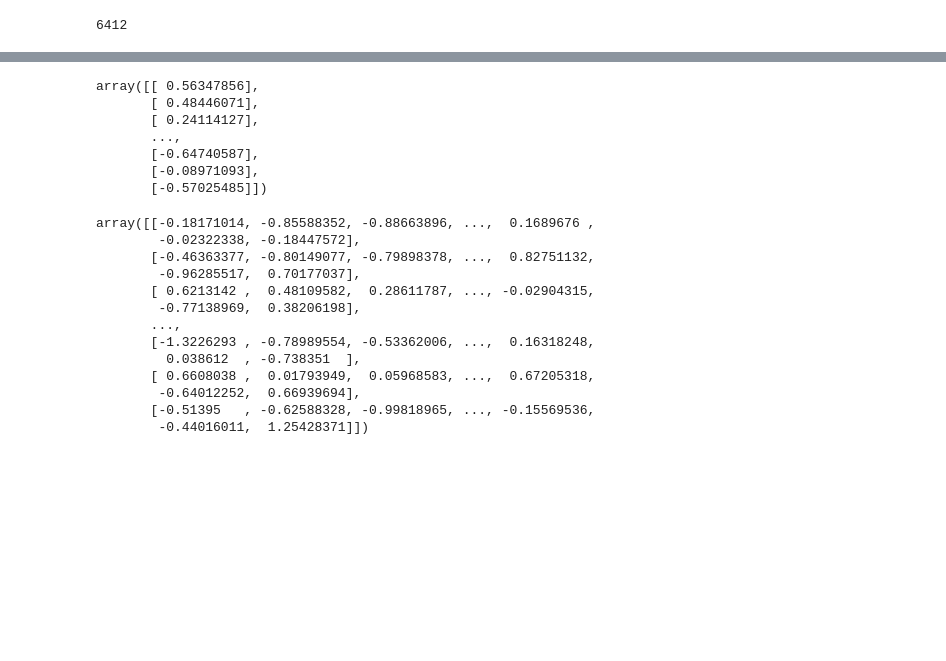
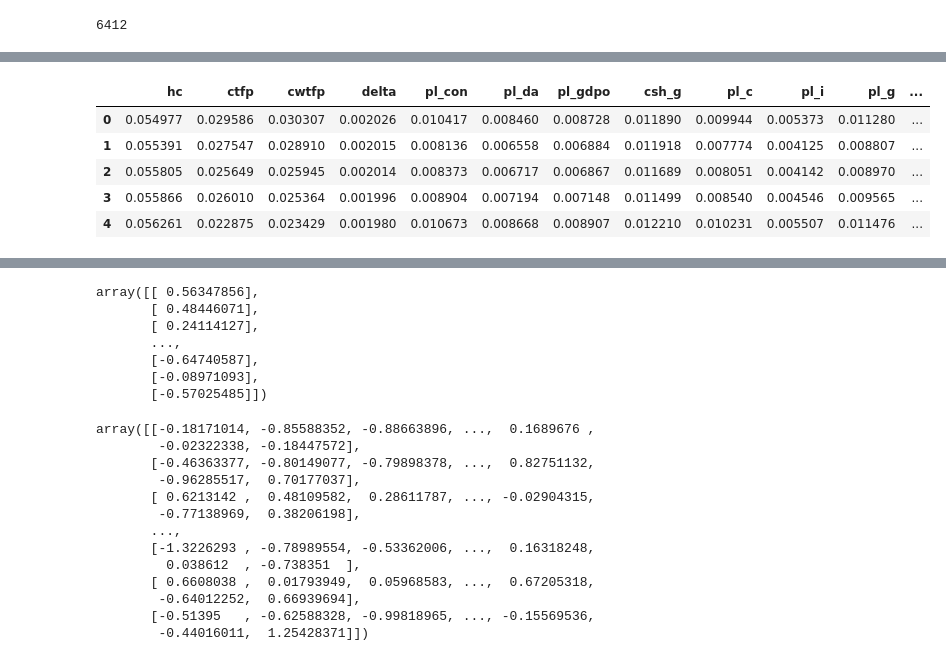
Before and after one commit to RomainClaret/msc.ml.labs, a Jupyter notebook: lab8/lab_08.ipynb, the cells around one changed output, grey strips where cells are left out. Cells and saved outputs as stored; diff of their text form; code cells hidden in the pictures; blank space fills up the shorter version.

```diff
--- a/lab8/lab_08.ipynb
+++ b/lab8/lab_08.ipynb
@@ -195,0 +251,9 @@ len(df_normalized)
+# %%
+df_normalized.head()
+# %% [output]
+|  | hc | ctfp | cwtfp | delta | pl_con | pl_da | pl_gdpo | csh_g | pl_c | pl_i | pl_g | ... |
+| 0 | 0.054977 | 0.029586 | 0.030307 | 0.002026 | 0.010417 | 0.008460 | 0.008728 | 0.011890 | 0.009944 | 0.005373 | 0.011280 | ... |
+| 1 | 0.055391 | 0.027547 | 0.028910 | 0.002015 | 0.008136 | 0.006558 | 0.006884 | 0.011918 | 0.007774 | 0.004125 | 0.008807 | ... |
+| 2 | 0.055805 | 0.025649 | 0.025945 | 0.002014 | 0.008373 | 0.006717 | 0.006867 | 0.011689 | 0.008051 | 0.004142 | 0.008970 | ... |
+| 3 | 0.055866 | 0.026010 | 0.025364 | 0.001996 | 0.008904 | 0.007194 | 0.007148 | 0.011499 | 0.008540 | 0.004546 | 0.009565 | ... |
+| 4 | 0.056261 | 0.022875 | 0.023429 | 0.001980 | 0.010673 | 0.008668 | 0.008907 | 0.012210 | 0.010231 | 0.005507 | 0.011476 | ... |
```
Also changed, not shown: parts of 15 cells of this notebook.
